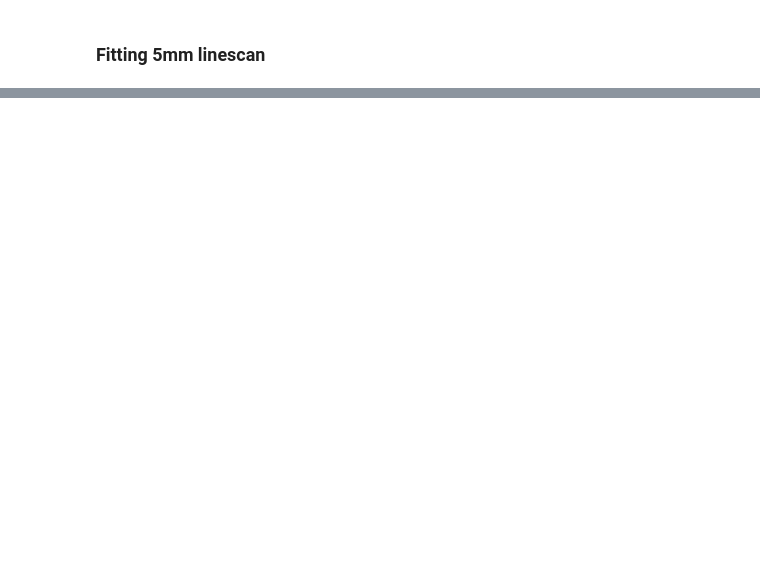
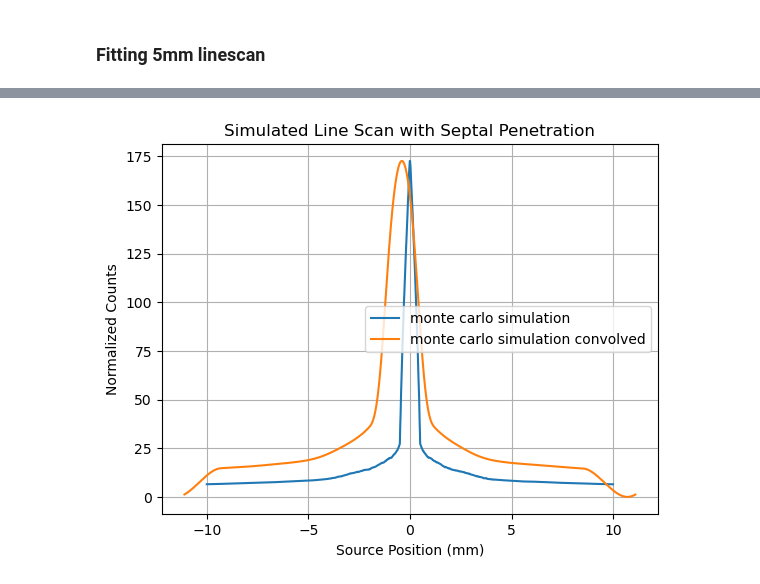
Before and after one commit to MarkZhit/PHYS409-PET, a Jupyter notebook: AlphaDetermination.ipynb, the cells around one changed output, grey strips where cells are left out. Cells and saved outputs as stored; diff of their text form; code cells hidden in the pictures; blank space fills up the shorter version.

```diff
--- a/AlphaDetermination.ipynb
+++ b/AlphaDetermination.ipynb
@@ -424,0 +437,40 @@ m.displayModelDataLinescan(convolvedX, convolvedSignal, dist_array, counts_array
+# %%
+A = 5000
+Rscint = 35 # mm
+Rsource = 1.1
+x0 = 0
+distanceStep = x_scan[1] - x_scan[0]
+background = 0.0234 # times exposure time
+alpha = 0.012
+
+Signal_Modelled = A*np.array(transmission) + (background * 30)
+
+Xsource = np.arange(start=-Rsource + x0,stop=Rsource + x0,step=distanceStep)
+scintArr = m.circleConvolve(Rscint, x_scan, x0)
+
+# scintMask = np.abs(x_scan) < (Wcopper / 2)
+#
+# Signal_Modelled = np.where(scintMask, Signal_Modelled, Signal_Modelled*alpha)
+
+# Signal_Modelled[np.round((Rscint-Wslit/2)/distanceStep).astype(int):np.round((Rscint+Wslit/2)/distanceStep).astype(int)] = Signal_Modelled[np.round((Rscint-Wslit/2)/distanceStep).astype(int):np.round((Rscint+Wslit/2)/distanceStep).astype(int)] * alpha
+
+sourceArr = m.sphereConvolve(Rsource, Xsource, x0)
+sourceArr = sourceArr / max(sourceArr)
+
+convolvedSignal = np.convolve(Signal_Modelled, sourceArr, mode='full')
+convolvedX = np.arange(start=-len(convolvedSignal)/2, stop=len(convolvedSignal)/2, step=1) * distanceStep + x0
+convolvedSignal = convolvedSignal #+ background
+
+convolvedSignal = convolvedSignal * max(Signal_Modelled) / max(convolvedSignal)
+convolvedSignal = np.roll(convolvedSignal,-40)
+# %%
+plt.plot(x_scan, Signal_Modelled, label="monte carlo simulation")
+plt.plot(convolvedX, convolvedSignal, label="monte carlo simulation convolved")
+plt.title("Simulated Line Scan with Septal Penetration")
+plt.xlabel("Source Position (mm)")
+plt.ylabel("Normalized Counts")
+plt.legend()
+plt.grid(True)
+plt.show()
+# %% [output]
+[figure, added]
```
Also changed, not shown: parts of 11 cells of this notebook, 7 other files.
